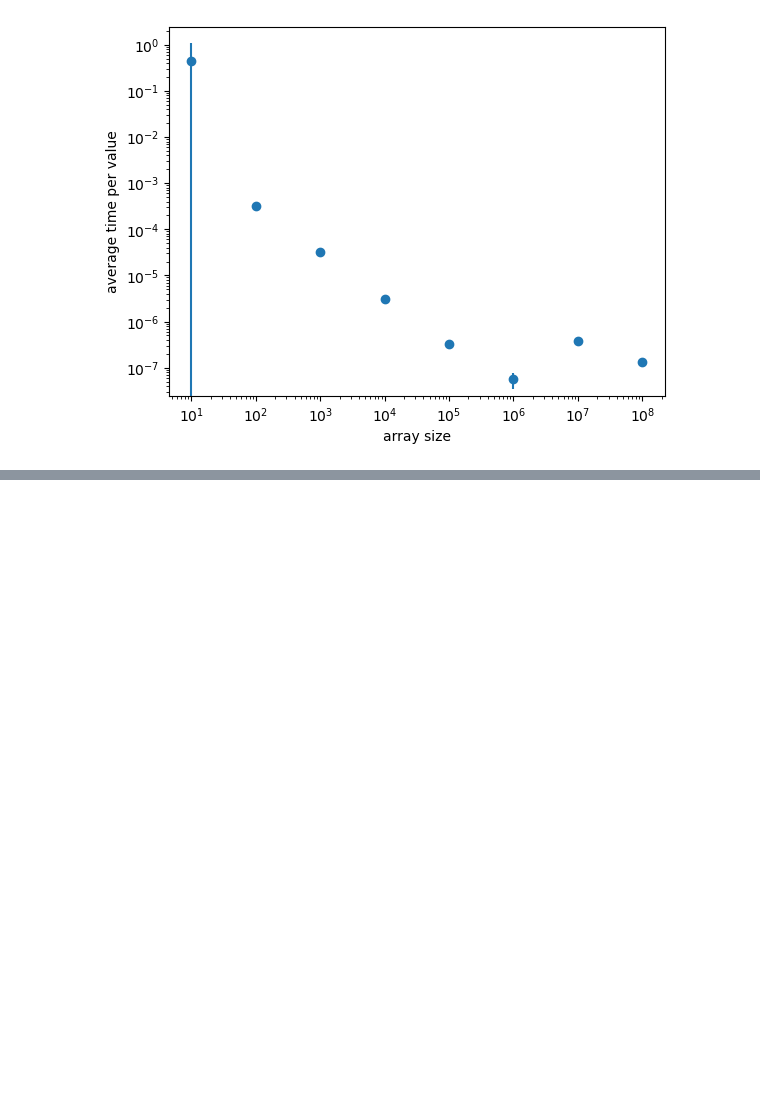
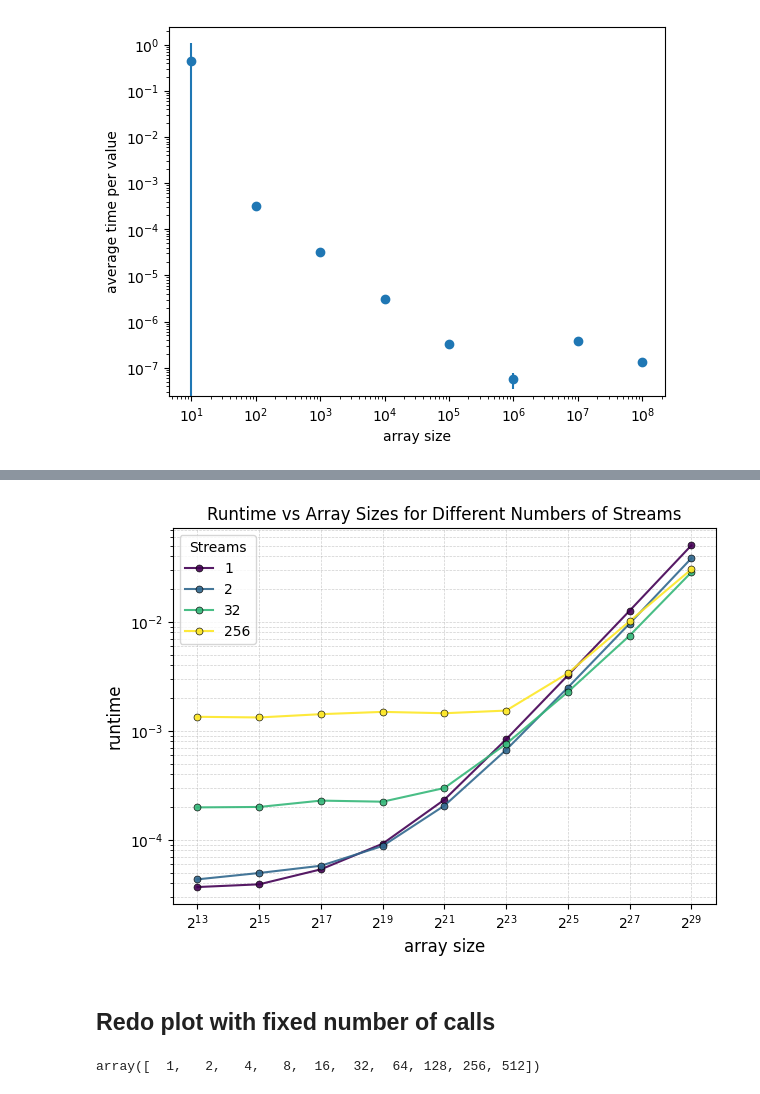
Before and after one commit to grafrap/HPC4WC-overlapping, a Jupyter notebook: measurements/measurement plots.ipynb, the cells around one changed output, grey strips where cells are left out. Drawn from its saved outputs; the diff is of its cells as text; code cells hidden in the pictures; blank space fills up the shorter version.

```diff
--- a/measurements/measurement plots.ipynb
+++ b/measurements/measurement plots.ipynb
@@ -25,0 +211,40 @@ Text(0, 0.5, 'average time per value')
+# %%
+streams = [1, 4, 32, 128]
+streams = [1, 2, 32, 256]
+colors = plt.cm.viridis(np.linspace(0, 1, len(streams)))
+
+for idx, i in enumerate(streams):
+    sub_df = df[(df['NUM_STREAMS'] == i) & (df['Size'] >= 2**13)]
+    plt.plot(sub_df['Size'], sub_df['Time'],
+                 marker='o',                # Dots
+                 markersize=5,              # Similar to s=10 in scatter
+                 alpha=0.9,                 # Transparency
+                 markeredgecolor='black',  # Edge color
+                 markeredgewidth=0.5,      # Edge thickness
+                 label=f'{i:,}',
+                 color = colors[idx])
+
+plt.xscale('log', base = 2)
+tick_exponents = range(13, 30, 2)
+tick_values = [2**e for e in tick_exponents]
+tick_labels = [f'$2^{{{e}}}$' for e in tick_exponents]
+plt.xticks(tick_values, tick_labels)
+plt.yscale('log')
+plt.xlabel('array size', fontsize = 12)
+plt.ylabel('runtime', fontsize = 12)
+plt.grid(True, which='both', linestyle='--', linewidth=0.5, alpha=0.6)
+plt.legend(title="Streams", loc='best', fontsize='medium', title_fontsize='medium')
+
+plt.title("Runtime vs Array Sizes for Different Numbers of Streams")
+plt.tight_layout()
+
+# plt.savefig('arccos_runstime_size_streams.pdf', bbox_inches='tight')
+plt.show()
+# %% [output]
+[figure, added]
+# %% [markdown]
+## Redo plot with fixed number of calls
+# %%
+df2["Calls"].unique()
+# %% [output]
+array([  1,   2,   4,   8,  16,  32,  64, 128, 256, 512])
```
Also changed, not shown: parts of 24 cells of this notebook, 3 other files.
